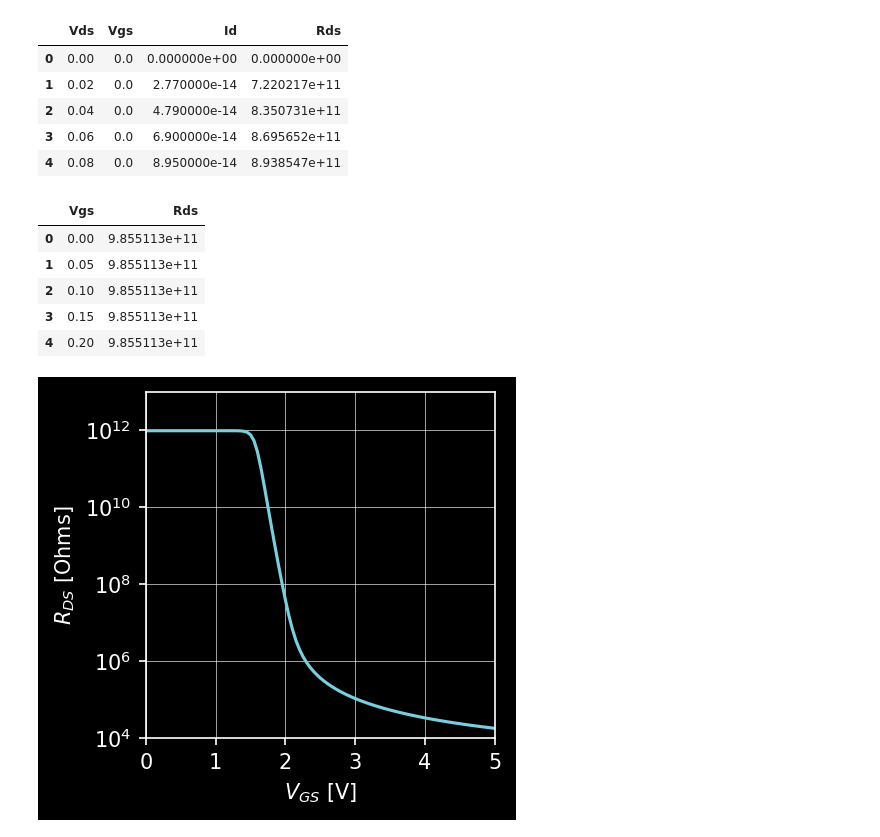
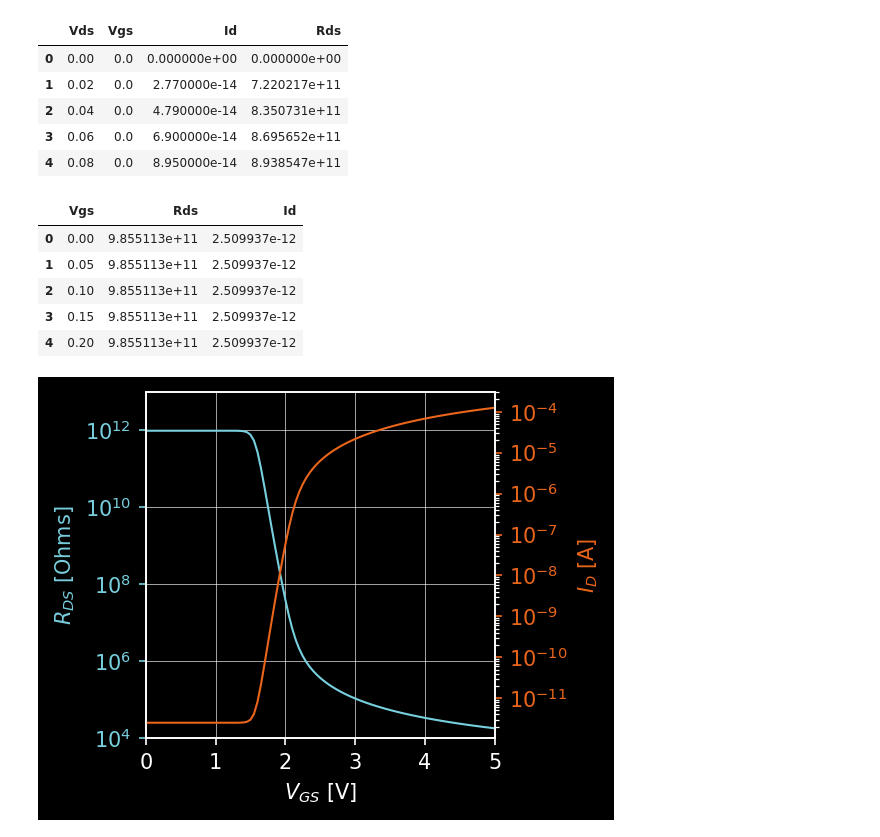
Before and after one commit to levetation/Long-channel-MOSFET-I-V, a Jupyter notebook: output_characteristics.ipynb, the cells around one changed output. Cells and saved outputs as stored; diff of their text form; code cells hidden in the pictures.

```diff
--- a/output_characteristics.ipynb
+++ b/output_characteristics.ipynb
@@ -139,28 +137,42 @@ df.head()
 | 3 | 0.06 | 0.0 | 6.900000e-14 | 8.695652e+11 |
 | 4 | 0.08 | 0.0 | 8.950000e-14 | 8.938547e+11 |
 # %%
-df1 = df.groupby("Vgs", as_index=False)["Rds"].mean()
+df1 = df.groupby("Vgs", as_index=False)[["Rds", "Id"]].mean()
 df1.head()
 # %% [output]
-|  | Vgs | Rds |
-| 0 | 0.00 | 9.855113e+11 |
-| 1 | 0.05 | 9.855113e+11 |
-| 2 | 0.10 | 9.855113e+11 |
-| 3 | 0.15 | 9.855113e+11 |
-| 4 | 0.20 | 9.855113e+11 |
+|  | Vgs | Rds | Id |
+| 0 | 0.00 | 9.855113e+11 | 2.509937e-12 |
+| 1 | 0.05 | 9.855113e+11 | 2.509937e-12 |
+| 2 | 0.10 | 9.855113e+11 | 2.509937e-12 |
+| 3 | 0.15 | 9.855113e+11 | 2.509937e-12 |
+| 4 | 0.20 | 9.855113e+11 | 2.509937e-12 |
 # %%
 fig, ax = plt.subplots(1, 1, figsize=(3, 3), sharex=True, sharey=True, dpi=150)
+ax1 = ax.twinx()
 
-ax.plot(df1["Vgs"], df1["Rds"], color=f"#{"78CFDE"}",linewidth=1.5)
-
+lns1 = ax.semilogy(df1["Vgs"], df1["Rds"], color=f"#{"78CFDE"}", linewidth=1.0,
+            label="Rds")
+lns2 = ax1.semilogy(df1["Vgs"], df1["Id"], color=f"#{"E8651B"}", linewidth=1.0,
+             label="Id")
 
 ax.set_xlabel("$V_{GS}$ [V]")
 ax.set_ylabel("$R_{DS}$ [Ohms]")
-
-ax.set_yscale('log', base=10)
 ax.set_xlim(0.0, 5.0)
 ax.set_ylim(1E+4, 1E+13)
-# ax.legend(loc="best", fontsize=8, fancybox=False, framealpha=1.0, edgecolor="1.0")
+ax1.set_ylabel("$I_{D}$ [A]")
+
+ax.yaxis.label.set_color('#78CFDE')
+ax.tick_params(axis='y', colors='#78CFDE')
+# ax.spines['left'].set_color('#78CFDE')
+ax1.yaxis.label.set_color('#E8651B')
+ax1.tick_params(axis='y', colors='#E8651B')
+# ax1.spines['right'].set_color('#78CFDE')
+
+# combine legend labels
+# lns = lns1+lns2
+# labs = [l.get_label() for l in lns]
+# ax.legend(lns, labs, loc="center right", fontsize=8, fancybox=False, framealpha=1.0, edgecolor="1.0")
+
 ax.grid(linewidth=.3)
 # %% [output]
-[figure, old version]
+[figure, new version]
```
Also changed, not shown: parts of 3 cells of this notebook, 1 other file.
